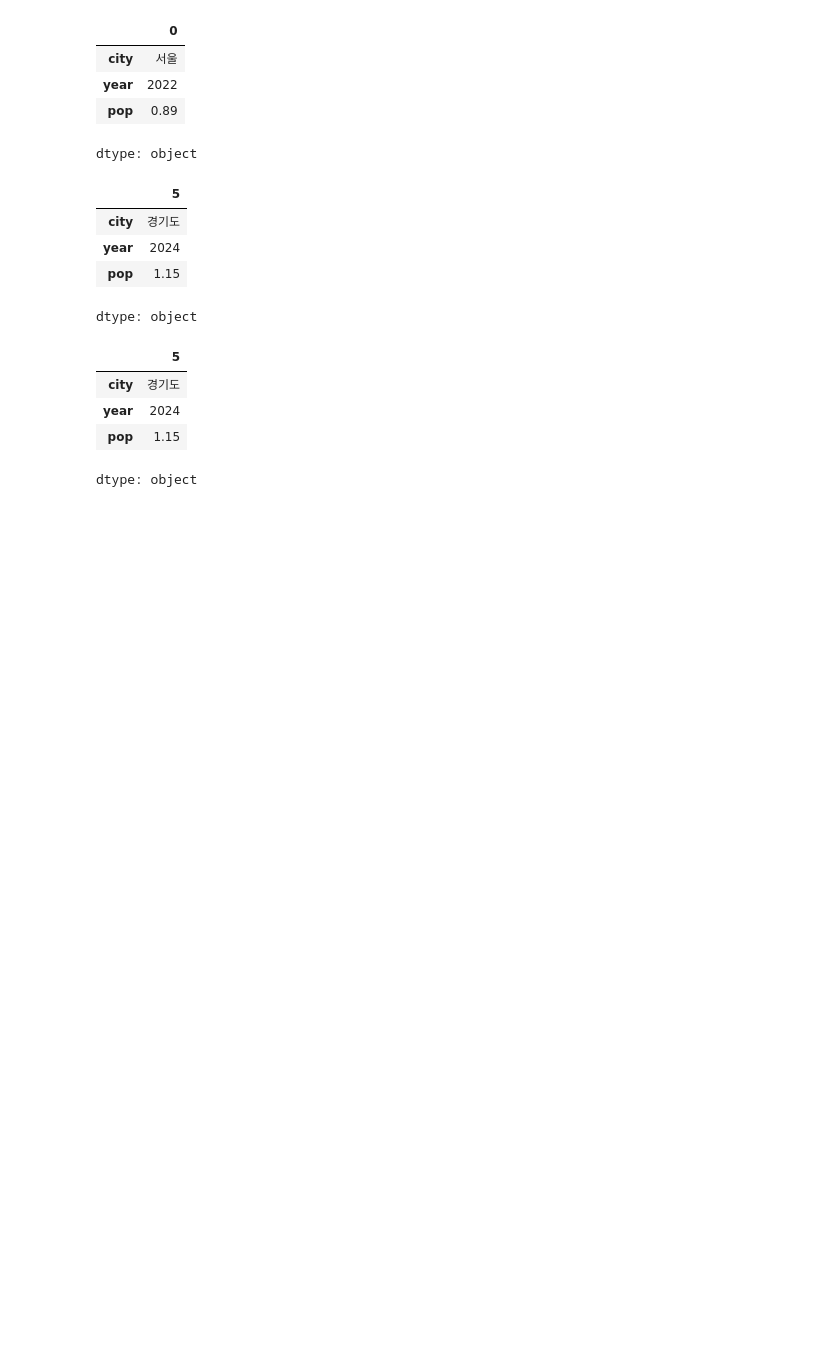
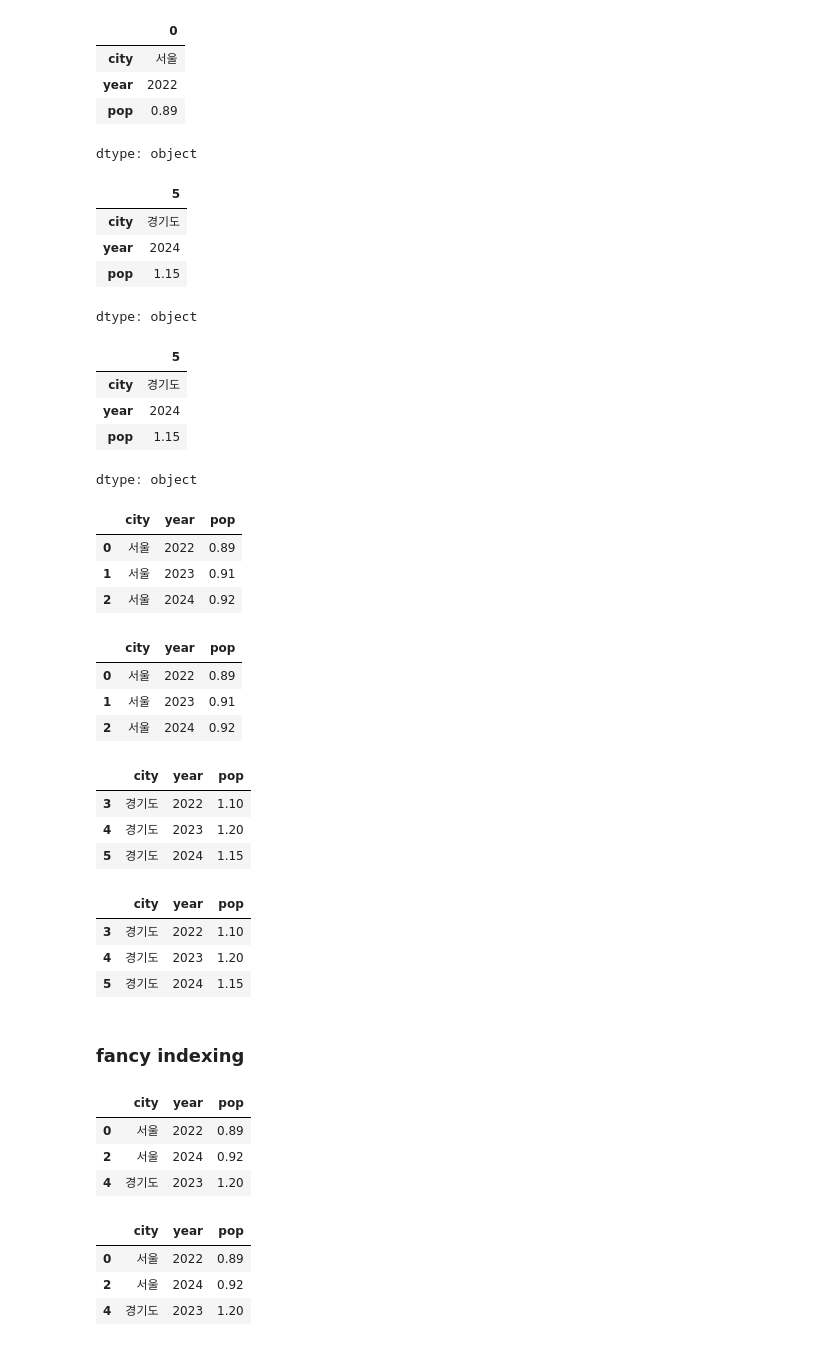
Before and after one commit to JakeOh/202511_BD53, a Jupyter notebook: lab_python/da02_pandas.ipynb, the cells around one changed output. Saved outputs shown, nothing was run; the diff lists cells and outputs as text; code cells hidden in the pictures; blank space fills up the shorter version.

```diff
--- a/lab_python/da02_pandas.ipynb
+++ b/lab_python/da02_pandas.ipynb
@@ -404,3 +404,47 @@ df.loc[5]
 | year | 2024 |
 | pop | 1.15 |
 dtype: object
+# %%
+df.iloc[:3]  # 데이터프레임에서 첫 3개 행
+# %% [output]
+|  | city | year | pop |
+| 0 | 서울 | 2022 | 0.89 |
+| 1 | 서울 | 2023 | 0.91 |
+| 2 | 서울 | 2024 | 0.92 |
+# %%
+df.loc[:2]
+# %% [output]
+|  | city | year | pop |
+| 0 | 서울 | 2022 | 0.89 |
+| 1 | 서울 | 2023 | 0.91 |
+| 2 | 서울 | 2024 | 0.92 |
+# %%
+df.iloc[-3:]  # 데이터프레임에서 마지막 3개 행
+# %% [output]
+|  | city | year | pop |
+| 3 | 경기도 | 2022 | 1.10 |
+| 4 | 경기도 | 2023 | 1.20 |
+| 5 | 경기도 | 2024 | 1.15 |
+# %%
+df.loc[3:]
+# %% [output]
+|  | city | year | pop |
+| 3 | 경기도 | 2022 | 1.10 |
+| 4 | 경기도 | 2023 | 1.20 |
+| 5 | 경기도 | 2024 | 1.15 |
+# %% [markdown]
+### fancy indexing
+# %%
+df.iloc[[0, 2, 4]]
+# %% [output]
+|  | city | year | pop |
+| 0 | 서울 | 2022 | 0.89 |
+| 2 | 서울 | 2024 | 0.92 |
+| 4 | 경기도 | 2023 | 1.20 |
+# %%
+df.loc[[0, 2, 4]]
+# %% [output]
+|  | city | year | pop |
+| 0 | 서울 | 2022 | 0.89 |
+| 2 | 서울 | 2024 | 0.92 |
+| 4 | 경기도 | 2023 | 1.20 |
```
Also changed, not shown: parts of 20 cells of this notebook.
